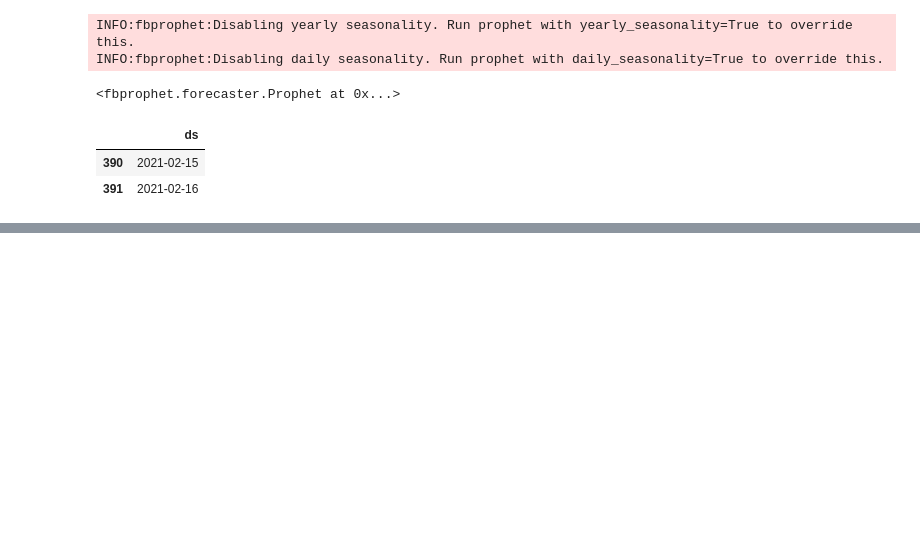
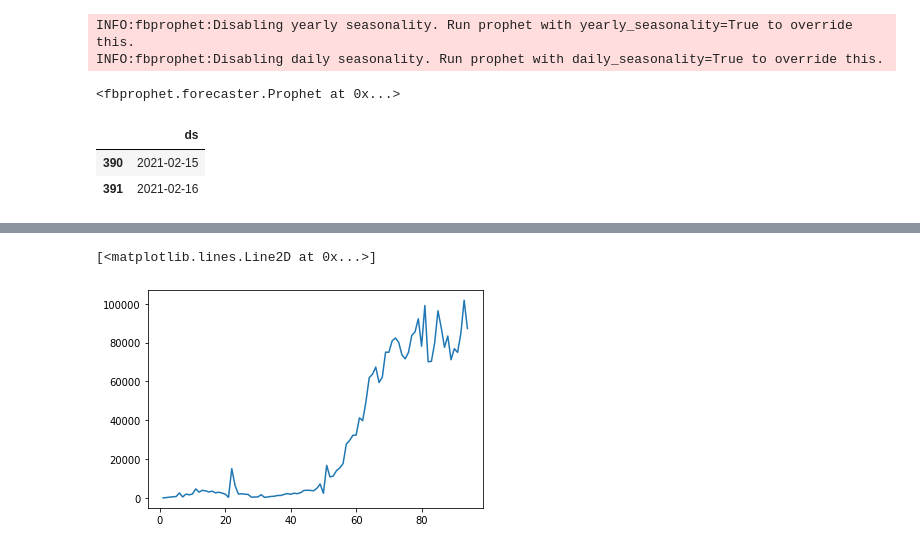
Before and after one commit to RahulBatra065/Report-on-Covid-19, a Jupyter notebook: nb.ipynb, the cells around one changed output, grey strips where cells are left out. Saved outputs shown, nothing was run; the diff lists cells and outputs as text; code cells hidden in the pictures; blank space fills up the shorter version.

```diff
--- a/nb.ipynb
+++ b/nb.ipynb
@@ -420,0 +437,5 @@ prophet_basic2.plot_components(forecast)
+# %%
+plt.plot(delta_days,pd.DataFrame(agg_deaths).diff())
+# %% [output]
+[<matplotlib.lines.Line2D at 0x...>]
+[figure, added]
```
Also changed, not shown: parts of 5 cells of this notebook.
